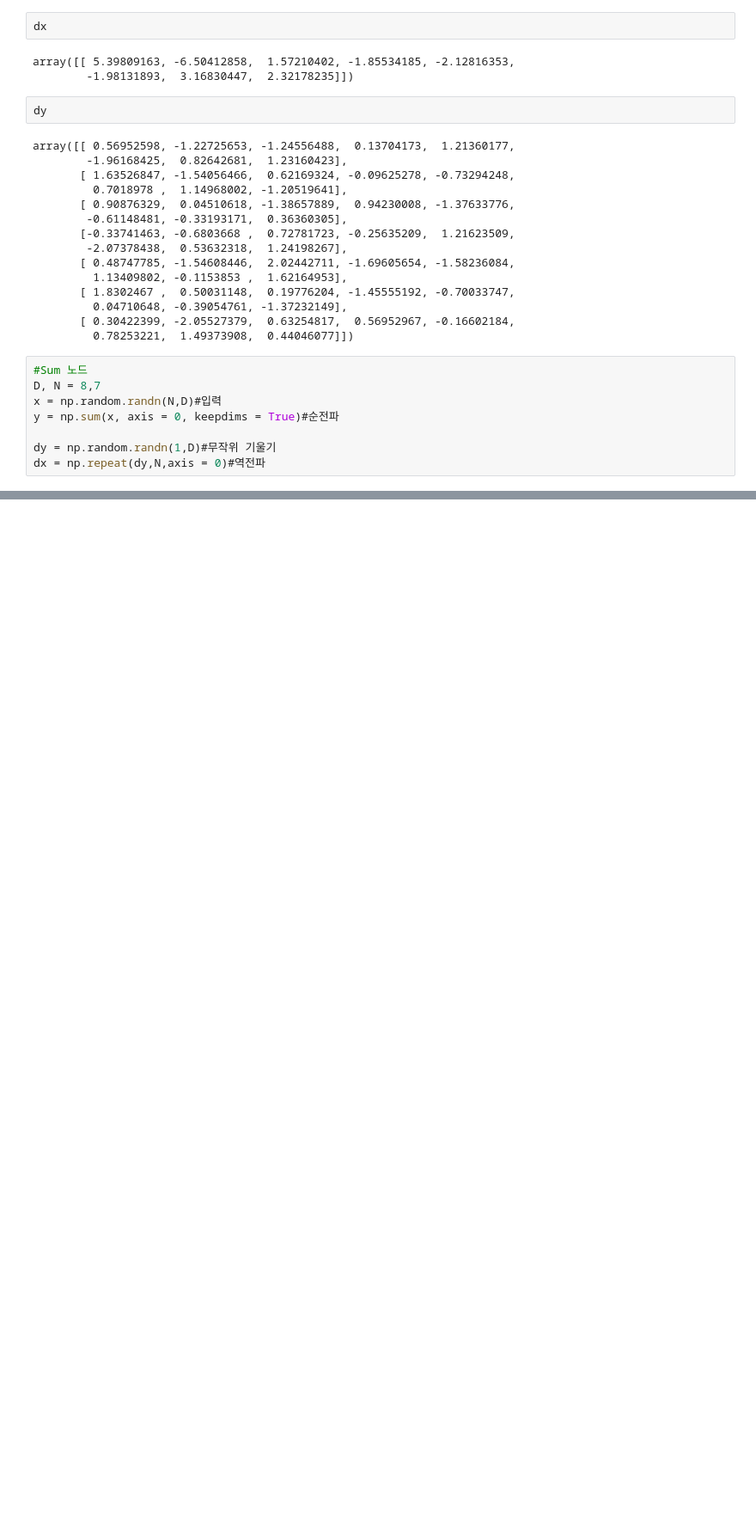
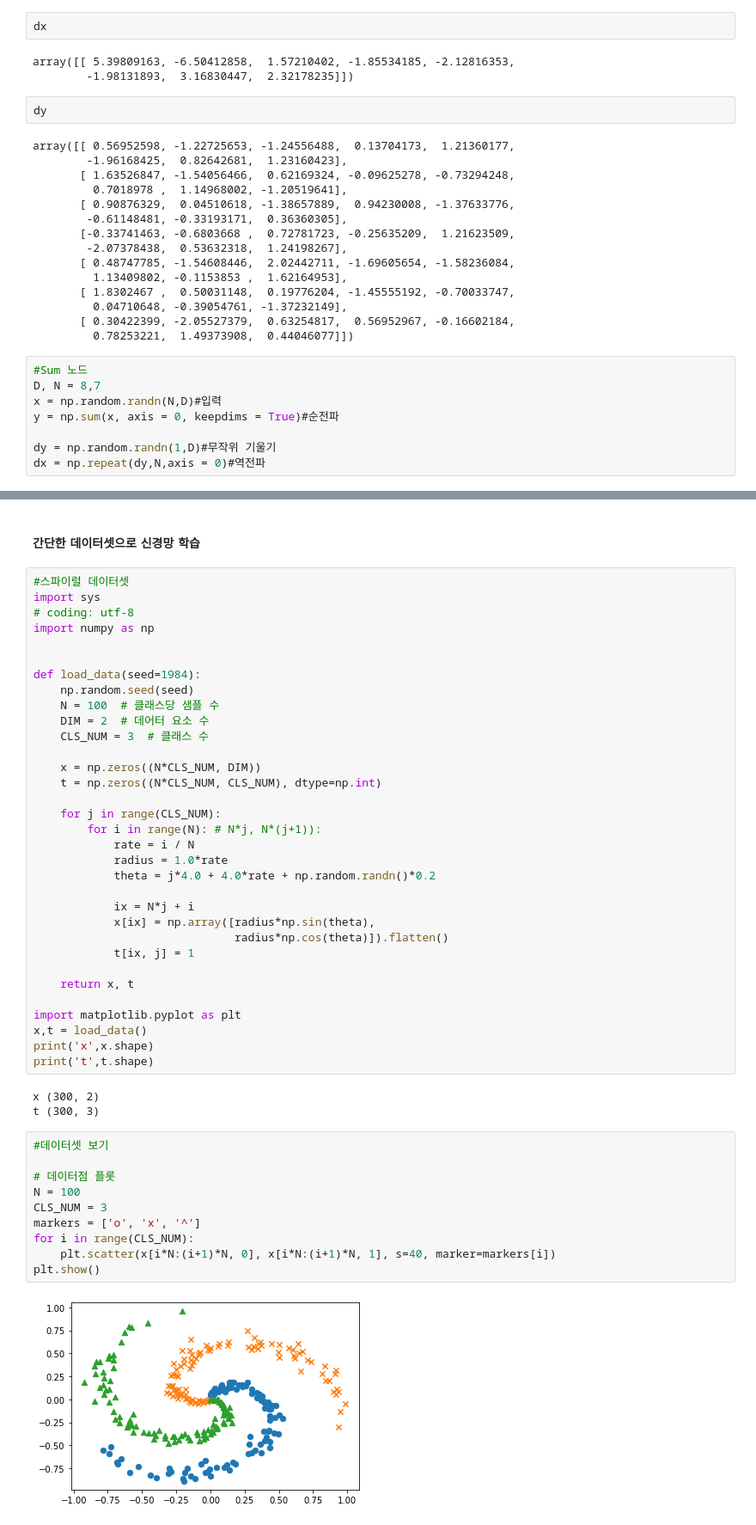
Before and after one commit to superbunny38/DeepLearning, a Jupyter notebook: 2 Chap 1-신경망 복습 .ipynb, the cells around one changed output, grey strips where cells are left out. Shown at 86% size. Drawn from its saved outputs; the diff is of its cells as text; blank space fills up the shorter version.

```diff
--- a/2 Chap 1-신경망 복습 .ipynb
+++ b/2 Chap 1-신경망 복습 .ipynb
@@ -249,0 +379,50 @@ dx = np.repeat(dy,N,axis = 0)#역전파
+# %% [markdown]
+#### 간단한 데이터셋으로 신경망 학습
+# %%
+#스파이럴 데이터셋
+import sys
+# coding: utf-8
+import numpy as np
+
+
+def load_data(seed=1984):
+    np.random.seed(seed)
+    N = 100  # 클래스당 샘플 수
+    DIM = 2  # 데어터 요소 수
+    CLS_NUM = 3  # 클래스 수
+
+    x = np.zeros((N*CLS_NUM, DIM))
+    t = np.zeros((N*CLS_NUM, CLS_NUM), dtype=np.int)
+
+    for j in range(CLS_NUM):
+        for i in range(N): # N*j, N*(j+1)):
+            rate = i / N
+            radius = 1.0*rate
+            theta = j*4.0 + 4.0*rate + np.random.randn()*0.2
+
+            ix = N*j + i
+            x[ix] = np.array([radius*np.sin(theta),
+                              radius*np.cos(theta)]).flatten()
+            t[ix, j] = 1
+
+    return x, t
+
+import matplotlib.pyplot as plt
+x,t = load_data()
+print('x',x.shape)
+print('t',t.shape)
+# %% [output]
+x (300, 2)
+t (300, 3)
+# %%
+#데이터셋 보기
+
+# 데이터점 플롯
+N = 100
+CLS_NUM = 3
+markers = ['o', 'x', '^']
+for i in range(CLS_NUM):
+    plt.scatter(x[i*N:(i+1)*N, 0], x[i*N:(i+1)*N, 1], s=40, marker=markers[i])
+plt.show()
+# %% [output]
+[figure, added]
```
Also changed, not shown: parts of 25 cells of this notebook.
